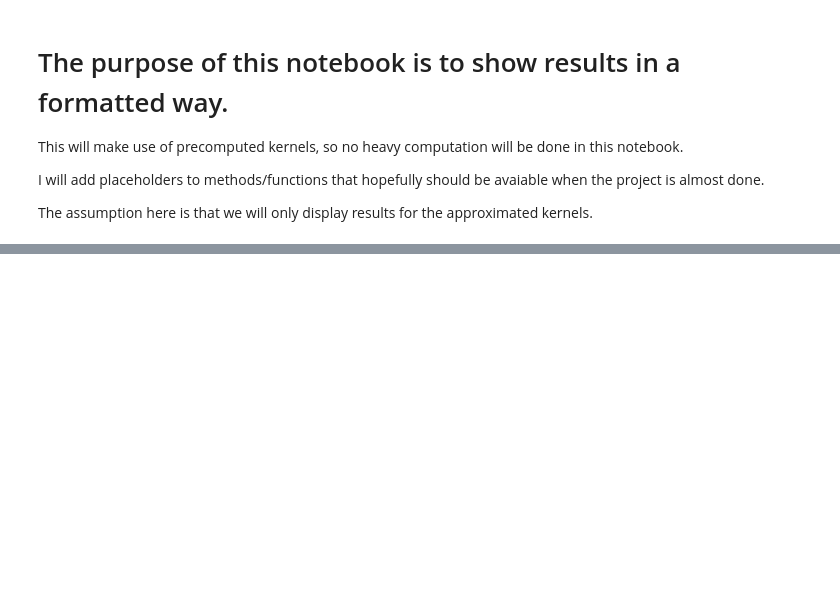
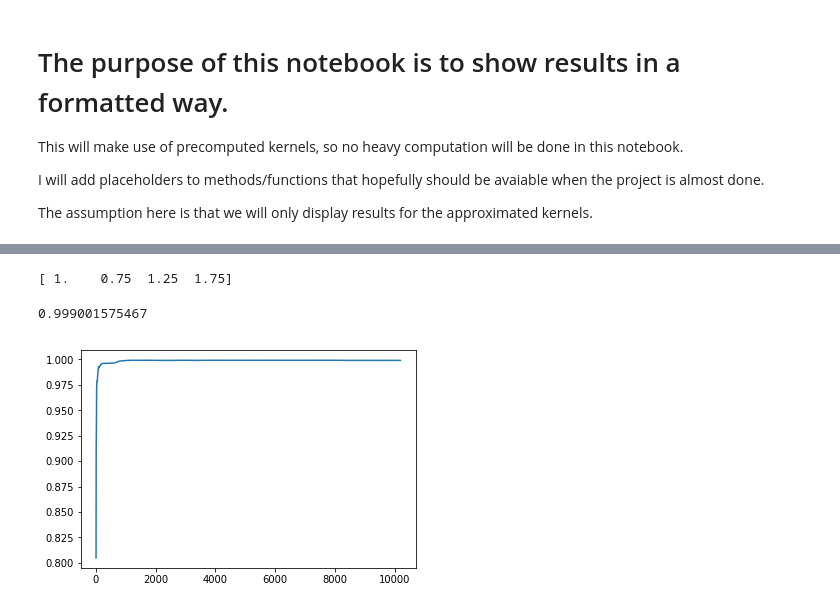
Before and after one commit to LucasGronlund/mladv-project, a Jupyter notebook: src/Results.ipynb, the cells around one changed output, grey strips where cells are left out. Cells and saved outputs as stored; diff of their text form; code cells hidden in the pictures; blank space fills up the shorter version.

```diff
--- a/src/Results.ipynb
+++ b/src/Results.ipynb
@@ -41,0 +82,32 @@ done with occurance
+# %%
+aaa = np.array([[1,2,3,4],[5,6,7,8],[9,10,11,12]])
+bbb = np.array([1,2,3,4])
+ccc = [3,1,2,3]
+
+#randomize = np.arange(len(bbb))
+#np.random.shuffle(randomize)
+#aaa = aaa[:,randomize]
+#bbb = bbb[randomize]
+
+#print(bbb)
+#r.shuffle(aaa.T)
+#r.shuffle(bbb)
+print((bbb+ccc)/4)
+# %% [output]
+[ 1.    0.75  1.25  1.75]
+# %%
+x = [5]*39
+xx = [200]*50
+#C=1/res[-1];
+p = [5]
+for i in range(len(x)-1):
+    p.append(p[-1]+x[i])
+for i in range(len(xx)):
+    p.append(p[-1]+xx[i])
+print(res[-1])
+pb.plot(p,res)
+#pb.axis([-5,1000,-0.1,1])
+pb.show()
+# %% [output]
+0.999001575467
+[figure, added]
```
Also changed, not shown: parts of 7 cells of this notebook, 14 other files.
